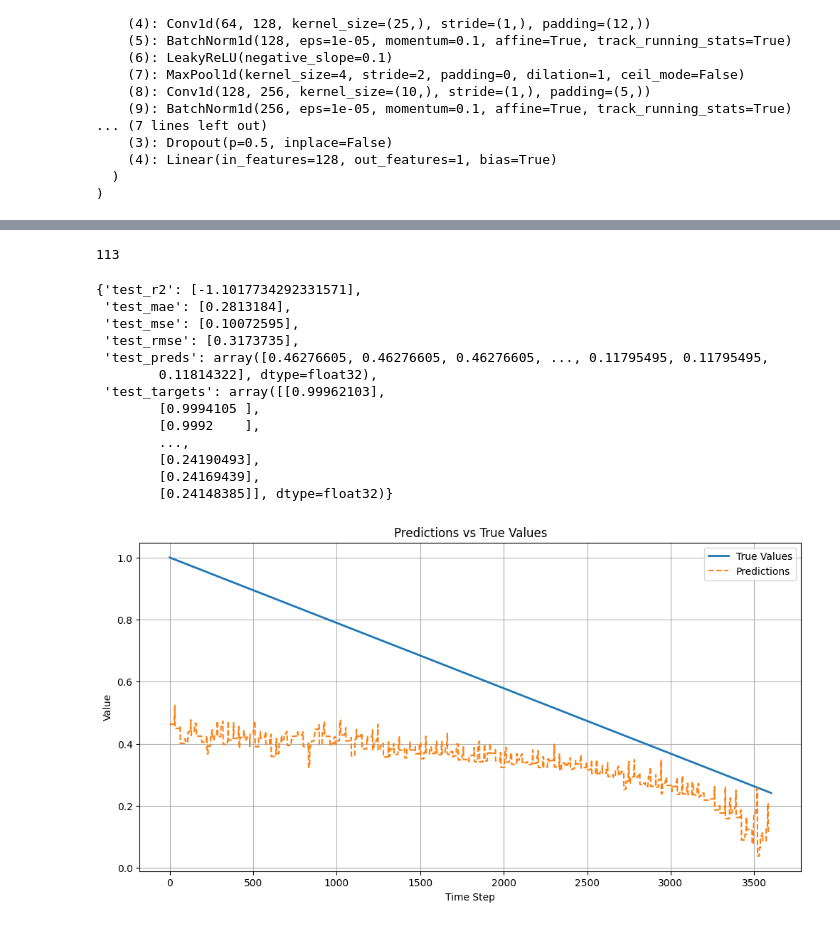
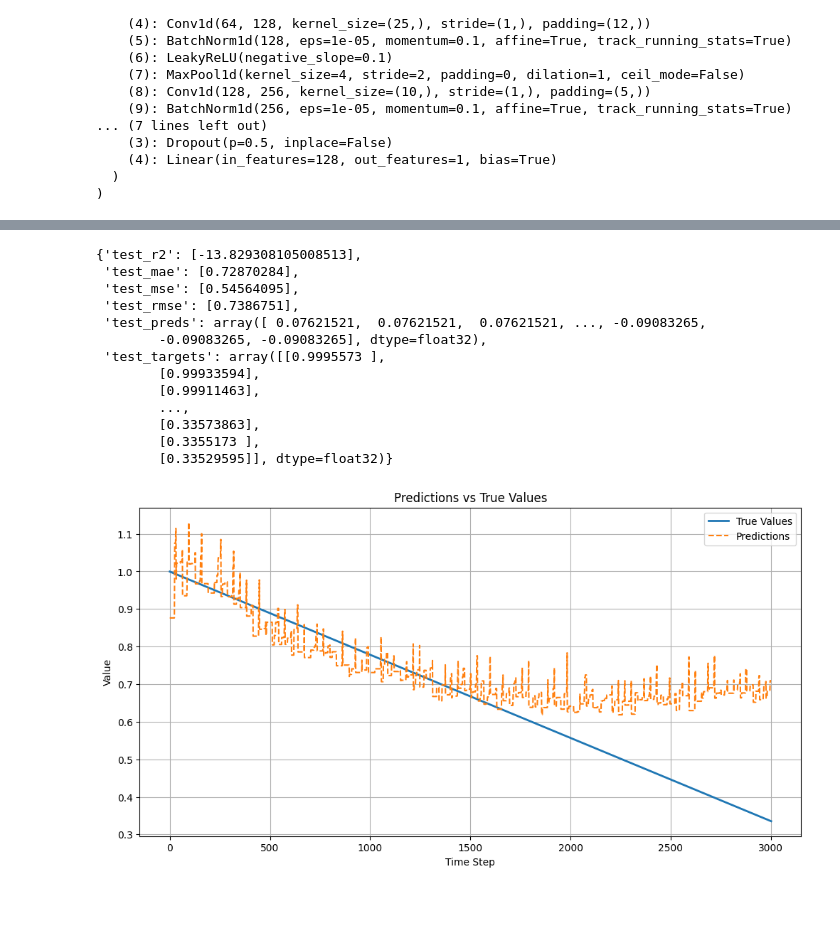
Before and after one commit to cntgfy90/bearing-rul, a Jupyter notebook: 1dcnn.ipynb, the cells around one changed output, grey strips where cells are left out. Drawn from its saved outputs; the diff is of its cells as text; code cells hidden in the pictures.

```diff
--- a/1dcnn.ipynb
+++ b/1dcnn.ipynb
@@ -182,7 +185,7 @@ class BearingDataset(torch.utils.data.Dataset):
         for i in range(0, len(df) - window_size, step):
             self.windows.append(np.stack([vib_h[i:i+window_size],
                                         vib_v[i:i+window_size]], axis=1))
-            self.ruls.append(rul[i+window_size-1])
+            self.ruls.append(rul[i+window_size])
 
     def __len__(self):
         return len(self.windows)
@@ -195,7 +198,7 @@ train_dataset = BearingDataset(
 )
 
 test_dataset = BearingDataset(
-    df=df[1][df[1]['unit'] == '1_3'],
+    df=df[1][df[1]['unit'] == '1_7'],
 )
 
 val_dataset = BearingDataset(
@@ -479,7 +482,5 @@ plot_training_history(
 # %%
 len(test_loader)
-# %% [output]
-113
 # %%
 def test(
     model,
@@ -500,7 +501,7 @@ def test(
 
     with torch.no_grad():
         for data, labels in tqdm(test_loader):
-            # time_frac = torch.linspace(0, 1, steps=labels.shape[0]).unsqueeze(1).to(device)
+            time_frac = torch.linspace(0, 1, steps=labels.shape[0]).unsqueeze(1).to(device)
             data = data.to(device)
             labels = labels.to(device)
             # print(time_frac.shape, "SHAPE X", data.shape)
@@ -536,25 +537,25 @@ test_results = test(model, test_loader, device)
 
 test_results
 # %% [output]
-{'test_r2': [-1.1017734292331571],
- 'test_mae': [0.2813184],
- 'test_mse': [0.10072595],
- 'test_rmse': [0.3173735],
- 'test_preds': array([0.46276605, 0.46276605, 0.46276605, ..., 0.11795495, 0.11795495,
-        0.11814322], dtype=float32),
- 'test_targets': array([[0.99962103],
-        [0.9994105 ],
-        [0.9992    ],
+{'test_r2': [-13.829308105008513],
+ 'test_mae': [0.72870284],
+ 'test_mse': [0.54564095],
+ 'test_rmse': [0.7386751],
+ 'test_preds': array([ 0.07621521,  0.07621521,  0.07621521, ..., -0.09083265,
+        -0.09083265, -0.09083265], dtype=float32),
+ 'test_targets': array([[0.9995573 ],
+        [0.99933594],
+        [0.99911463],
         ...,
-        [0.24190493],
-        [0.24169439],
-        [0.24148385]], dtype=float32)}
+        [0.33573863],
+        [0.3355173 ],
+        [0.33529595]], dtype=float32)}
 # %%
 plot_predictions_vs_actuals(
     test_results['test_targets'],
-    test_results['test_preds']
+    test_results['test_preds'] + 0.8
 )
 # %% [output]
-[figure, old version]
+[figure, new version]
 # %%
 test_results['test_targets']
```
Also changed, not shown: parts of 11 cells of this notebook.
